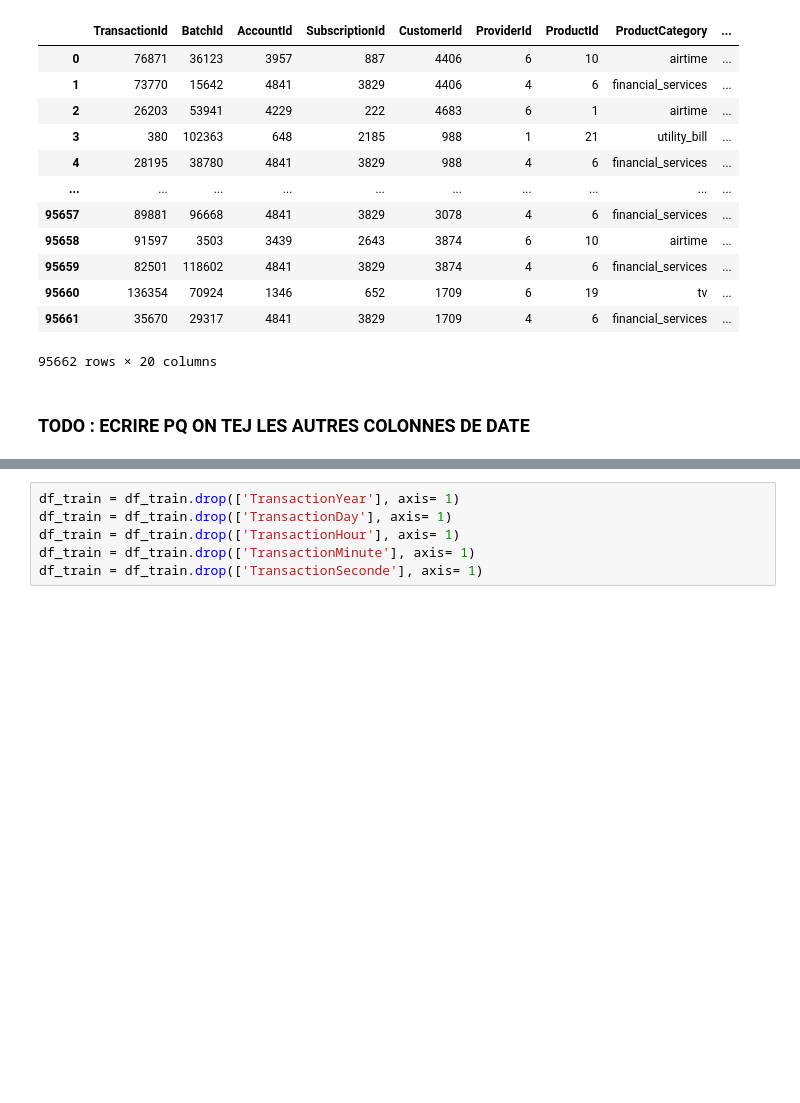
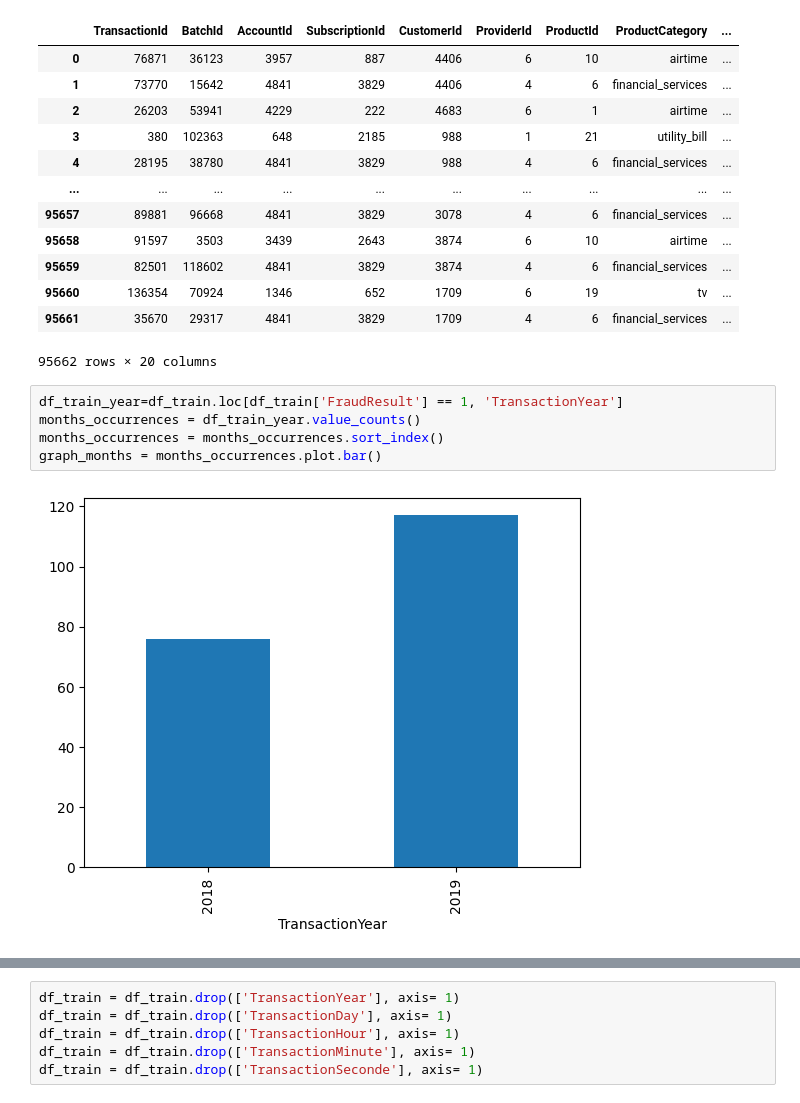
Before and after one commit to TheHugz1997/Machine_Learning_Project, a Jupyter notebook: creditCard.ipynb, the cells around one changed output, grey strips where cells are left out. Drawn from its saved outputs; the diff is of its cells as text; blank space fills up the shorter version.

Commit message:
explain why delete transaction time

```diff
--- a/creditCard.ipynb
+++ b/creditCard.ipynb
@@ -322,5 +323,10 @@ df_train
 | 95660 | 136354 | 70924 | 1346 | 652 | 1709 | 6 | 19 | tv | ... |
 | 95661 | 35670 | 29317 | 4841 | 3829 | 1709 | 4 | 6 | financial_services | ... |
 95662 rows × 20 columns
-# %% [markdown]
-### TODO : ECRIRE PQ ON TEJ LES AUTRES COLONNES DE DATE
+# %%
+df_train_year=df_train.loc[df_train['FraudResult'] == 1, 'TransactionYear']
+months_occurrences = df_train_year.value_counts()
+months_occurrences = months_occurrences.sort_index()
+graph_months = months_occurrences.plot.bar()
+# %% [output]
+[figure, added]
```
Also changed, not shown: parts of 10 cells of this notebook.
